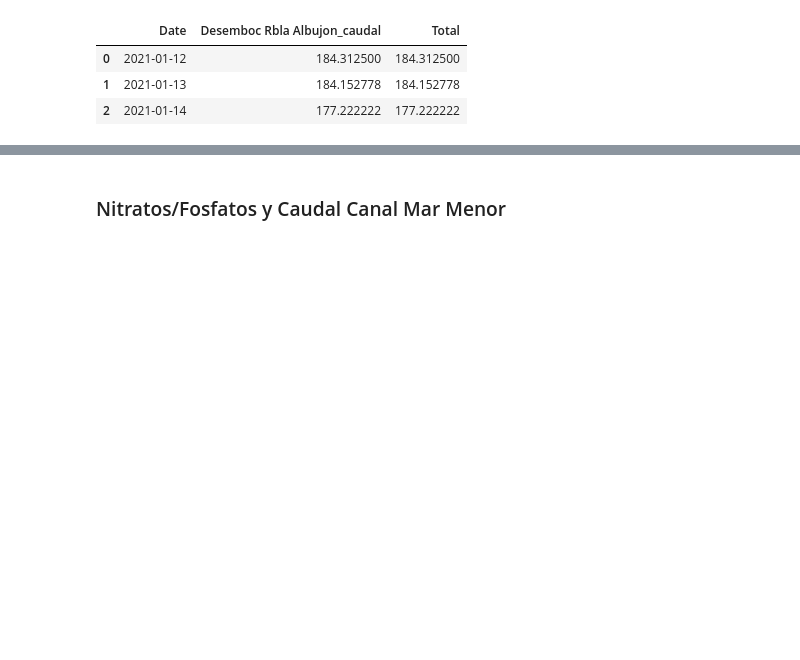
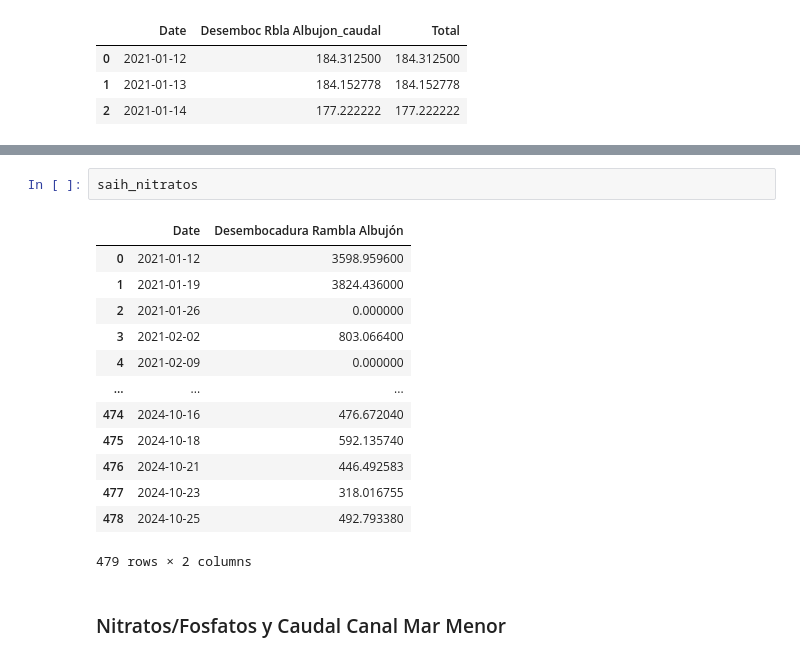
Before and after one commit to Antonio-MI/mar-menor-chl, a Jupyter notebook: Relacion_Pluvio-Nitratos-Temp-Clorofila.ipynb, the cells around one changed output, grey strips where cells are left out. Saved outputs shown, nothing was run; the diff lists cells and outputs as text; blank space fills up the shorter version.

```diff
--- a/Relacion_Pluvio-Nitratos-Temp-Clorofila.ipynb
+++ b/Relacion_Pluvio-Nitratos-Temp-Clorofila.ipynb
@@ -126,3 +181,19 @@ df_caudal.head(3)
+# %%
+saih_nitratos
+# %% [output]
+|  | Date | Desembocadura Rambla Albujón |
+| 0 | 2021-01-12 | 3598.959600 |
+| 1 | 2021-01-19 | 3824.436000 |
+| 2 | 2021-01-26 | 0.000000 |
+| 3 | 2021-02-02 | 803.066400 |
+| 4 | 2021-02-09 | 0.000000 |
+| ... | ... | ... |
+| 474 | 2024-10-16 | 476.672040 |
+| 475 | 2024-10-18 | 592.135740 |
+| 476 | 2024-10-21 | 446.492583 |
+| 477 | 2024-10-23 | 318.016755 |
+| 478 | 2024-10-25 | 492.793380 |
+479 rows × 2 columns
 # %% [markdown]
 ### Nitratos/Fosfatos y Caudal Canal Mar Menor
 # %%
```
Also changed, not shown: parts of 8 cells of this notebook, 4 other files.
